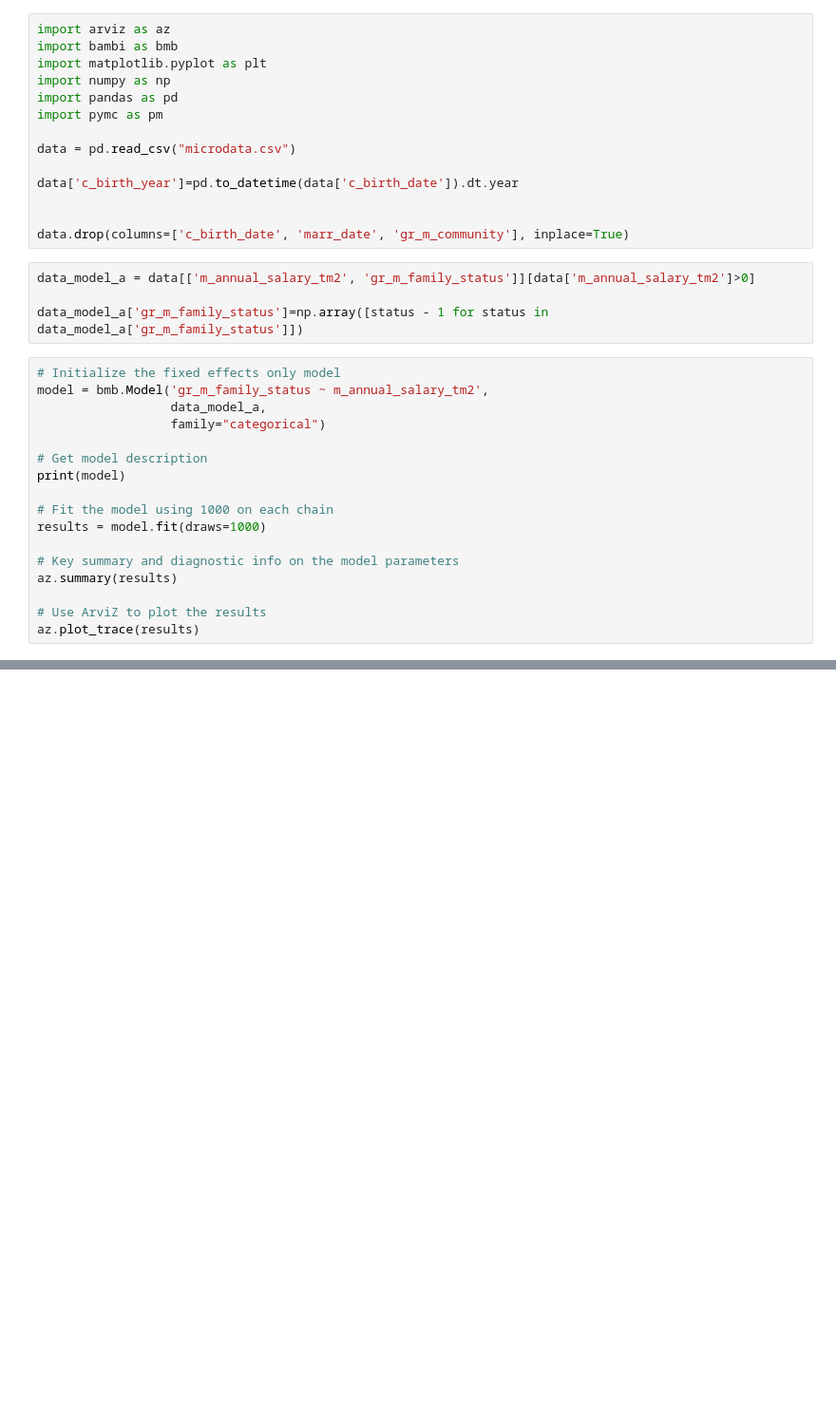
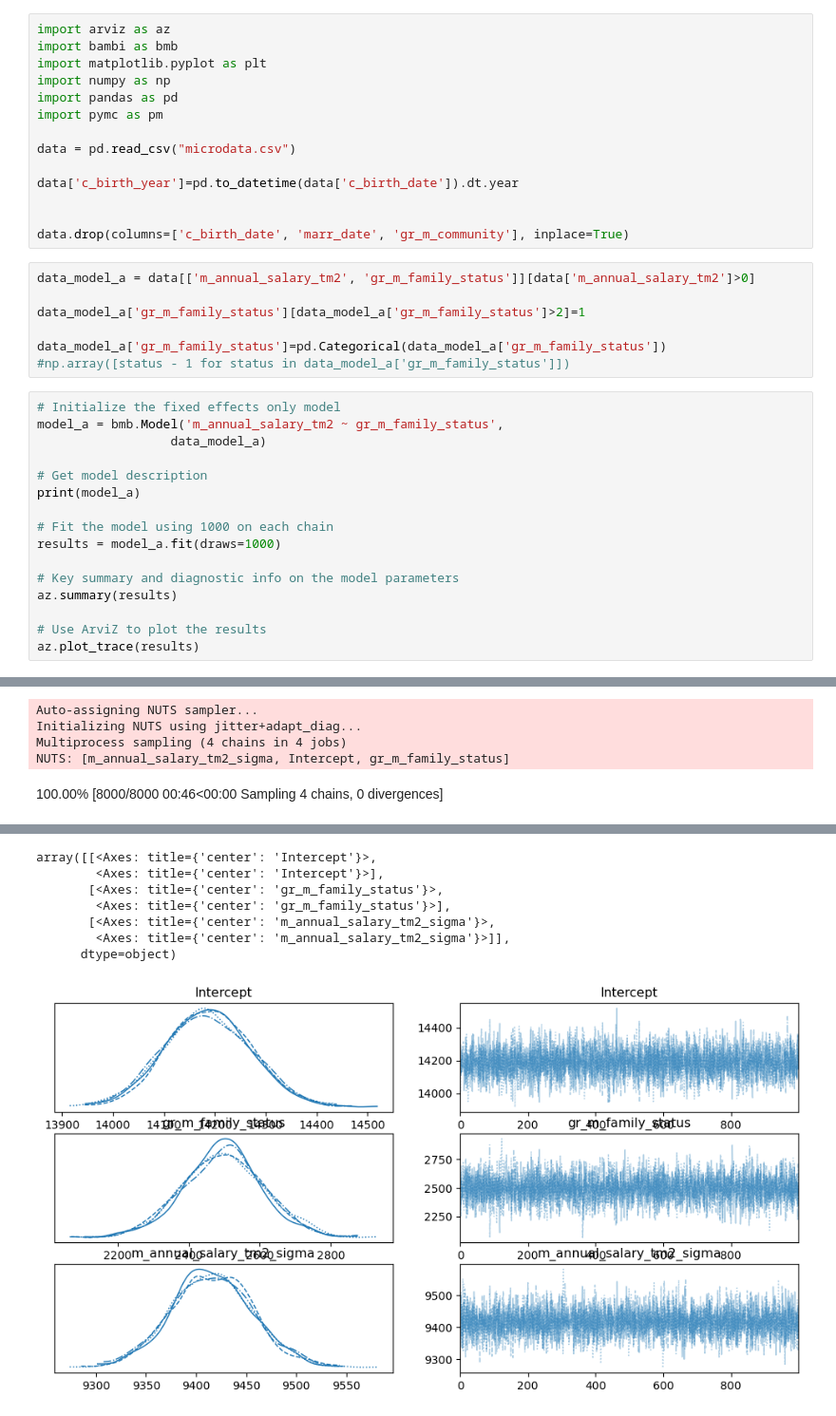
Before and after one commit to johnnymosby/municipalitiesDistances, a Jupyter notebook: bayesianAnalysis/Python/model_with_bambi.ipynb, the cells around one changed output, grey strips where cells are left out. Shown at 95% size. Cells and saved outputs as stored; diff of their text form; blank space fills up the shorter version.

Commit message:
Modelled males' salary and family status in both directions (poor results), started the final report's file

```diff
--- a/bayesianAnalysis/Python/model_with_bambi.ipynb
+++ b/bayesianAnalysis/Python/model_with_bambi.ipynb
@@ -15,18 +15,20 @@ data.drop(columns=['c_birth_date', 'marr_date', 'gr_m_community'], inplace=True)
 # %%
 data_model_a = data[['m_annual_salary_tm2', 'gr_m_family_status']][data['m_annual_salary_tm2']>0]
 
-data_model_a['gr_m_family_status']=np.array([status - 1 for status in data_model_a['gr_m_family_status']])
+data_model_a['gr_m_family_status'][data_model_a['gr_m_family_status']>2]=1
+
+data_model_a['gr_m_family_status']=pd.Categorical(data_model_a['gr_m_family_status'])
+#np.array([status - 1 for status in data_model_a['gr_m_family_status']])
 # %%
 # Initialize the fixed effects only model
-model = bmb.Model('gr_m_family_status ~ m_annual_salary_tm2',
-                  data_model_a,
-                  family="categorical")
+model_a = bmb.Model('m_annual_salary_tm2 ~ gr_m_family_status',
+                  data_model_a)
 
 # Get model description
-print(model)
+print(model_a)
 
 # Fit the model using 1000 on each chain
-results = model.fit(draws=1000)
+results = model_a.fit(draws=1000)
 
 # Key summary and diagnostic info on the model parameters
 az.summary(results)
@@ -37,0 +51,5 @@ IndexError: tuple index out of range
+Auto-assigning NUTS sampler...
+Initializing NUTS using jitter+adapt_diag...
+Multiprocess sampling (4 chains in 4 jobs)
+NUTS: [m_annual_salary_tm2_sigma, Intercept, gr_m_family_status]
+100.00% [8000/8000 00:46<00:00 Sampling 4 chains, 0 divergences]
@@ -37,0 +57,8 @@ IndexError: tuple index out of range
+array([[<Axes: title={'center': 'Intercept'}>,
+        <Axes: title={'center': 'Intercept'}>],
+       [<Axes: title={'center': 'gr_m_family_status'}>,
+        <Axes: title={'center': 'gr_m_family_status'}>],
+       [<Axes: title={'center': 'm_annual_salary_tm2_sigma'}>,
+        <Axes: title={'center': 'm_annual_salary_tm2_sigma'}>]],
+      dtype=object)
+[figure, added]
```
Also changed, not shown: parts of 5 cells of this notebook, 2 other files.
